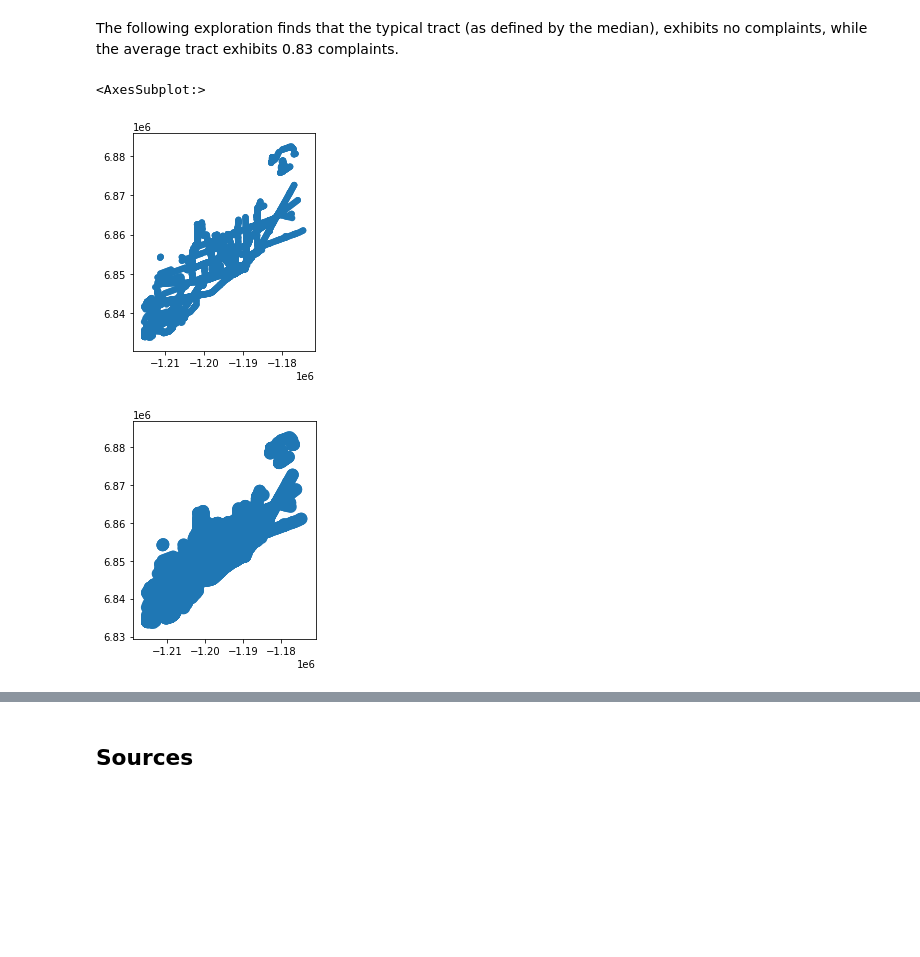
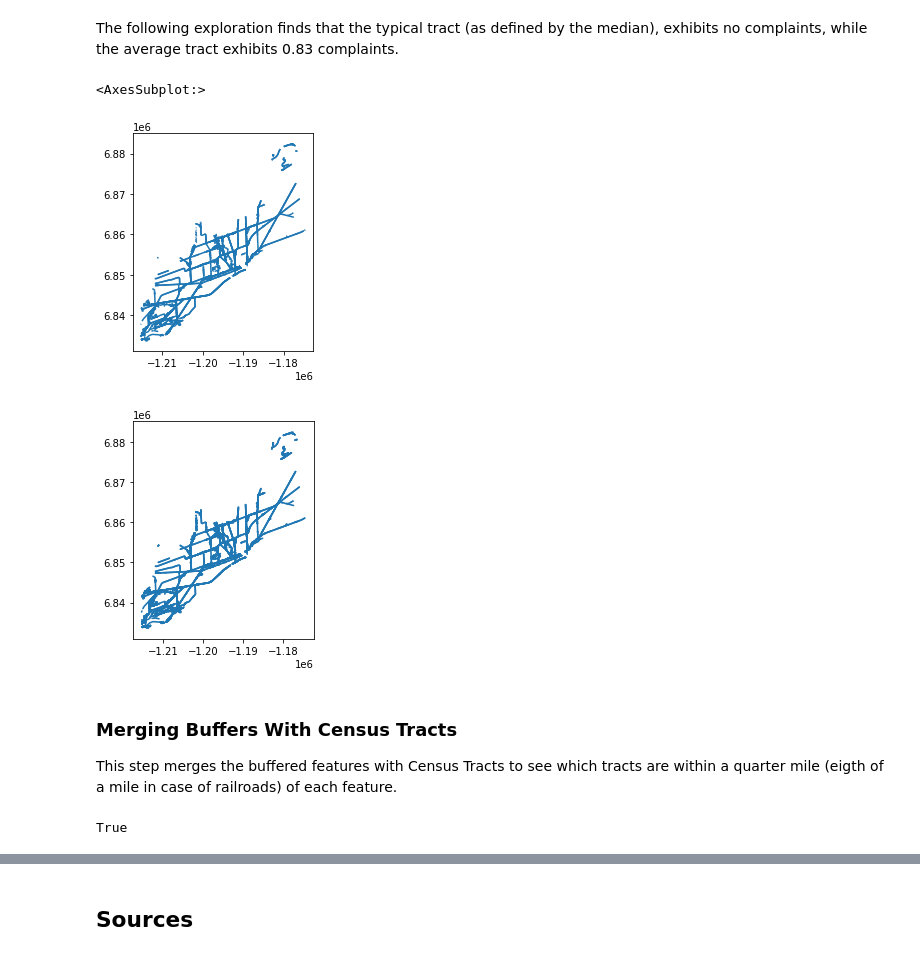
Before and after one commit to mihirbhaskar/chicago-complaints, a Jupyter notebook: code/6_AddGeographic.ipynb, the cells around one changed output, grey strips where cells are left out. Drawn from its saved outputs; the diff is of its cells as text; code cells hidden in the pictures; blank space fills up the shorter version.

```diff
--- a/code/6_AddGeographic.ipynb
+++ b/code/6_AddGeographic.ipynb
@@ -118,10 +102,20 @@ class1roads.plot() # plot to ensure buffer was calculated.
 The following exploration finds that the typical tract (as defined by the median), exhibits no complaints, while the average tract exhibits 0.83 complaints.
 # %%
 railroads.plot()
-# calculating distance from each census tract centroid to each
-railroads['geometry'] = railroads.geometry.buffer(buffer_length_in_meters)
+# calculating distance from each census tract centroid to each, set to eigth of mile
+railroads['geometry'] = railroads.geometry.buffer((0.125 * 1000) * 1.60934)
 railroads.plot() # plot to ensure buffer was calculated.
 # %% [output]
 <AxesSubplot:>
-[figure, old version]
+[figure, new version]
-[figure, old version]
+[figure, new version]
+# %% [markdown]
+### Merging Buffers With Census Tracts
+This step merges the buffered features with Census Tracts to see which tracts are within a quarter mile (eigth of a mile in case of railroads) of each feature.
+# %%
+class1roads['geometry'] = class1roads['geometry'].to_crs(epsg='4326')
+print(class1roads.crs == GeoData.crs)
+
+joined_dataframe = gpd.sjoin(GeoData, class1roads[['geometry', 'CLASS']], how = 'inner')
+# %% [output]
+True
```
Also changed, not shown: parts of 30 cells of this notebook, 2 other files.
